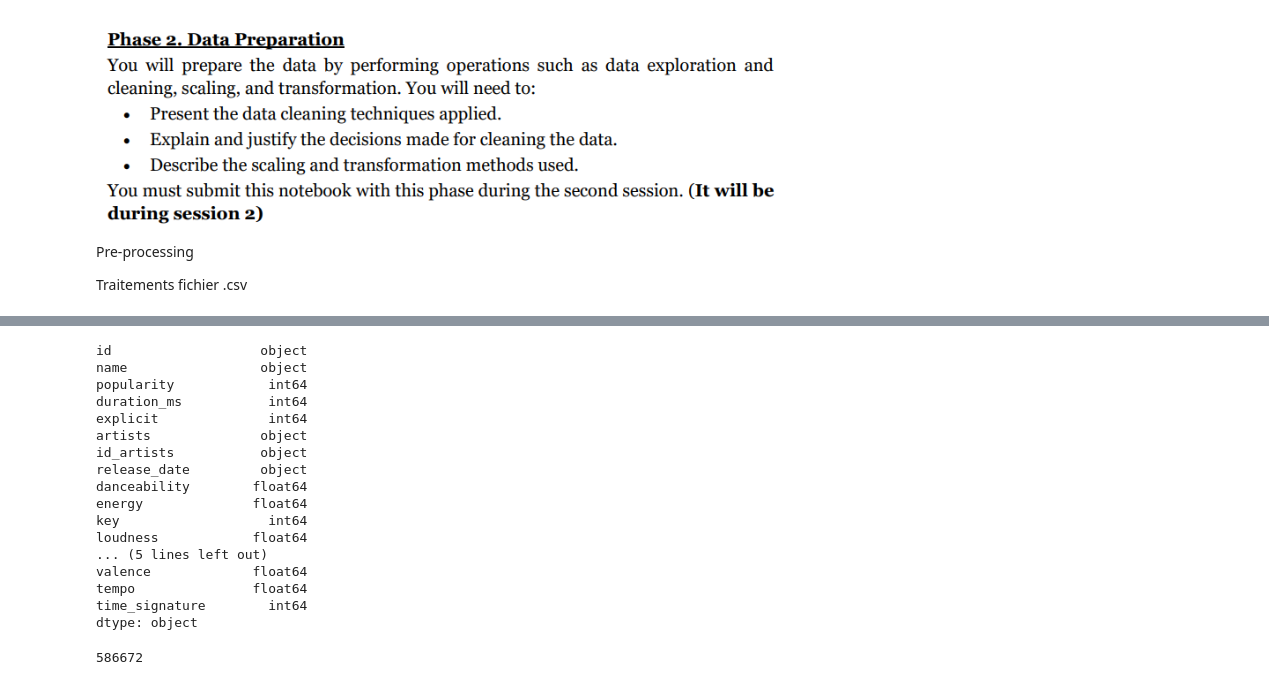
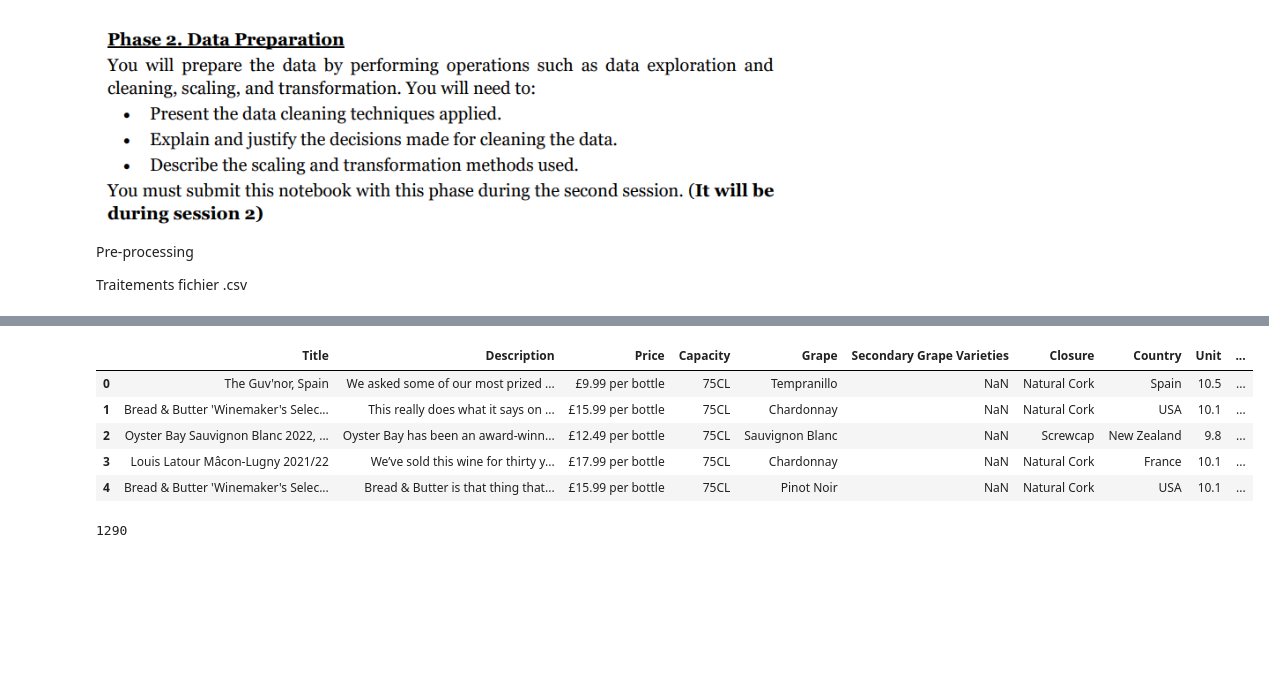
Before and after one commit to pierreLouisClv/Spochify, a Jupyter notebook: Spochify.ipynb, the cells around one changed output, grey strips where cells are left out. Cells and saved outputs as stored; diff of their text form; code cells hidden in the pictures; blank space fills up the shorter version.

```diff
--- a/Spochify.ipynb
+++ b/Spochify.ipynb
@@ -38,24 +16,15 @@ data.head(20)
-# %%
-data.dtypes
-# %% [output]
-id                   object
-name                 object
-popularity            int64
-duration_ms           int64
-explicit              int64
-artists              object
-id_artists           object
-release_date         object
-danceability        float64
-energy              float64
-key                   int64
-loudness            float64
-... (5 lines left out)
-valence             float64
-tempo               float64
-time_signature        int64
-dtype: object
+# %%
+WINE_FILE_PATH = "Data/WineDataset.csv"
+wine_df = pd.read_csv(WINE_FILE_PATH, header=0)
+wine_df.head()
+# %% [output]
+|  | Title | Description | Price | Capacity | Grape | Secondary Grape Varieties | Closure | Country | Unit | ... |
+| 0 | The Guv'nor, Spain | We asked some of our most prized ... | £9.99 per bottle | 75CL | Tempranillo | NaN | Natural Cork | Spain | 10.5 | ... |
+| 1 | Bread & Butter 'Winemaker's Selec... | This really does what it says on ... | £15.99 per bottle | 75CL | Chardonnay | NaN | Natural Cork | USA | 10.1 | ... |
+| 2 | Oyster Bay Sauvignon Blanc 2022, ... | Oyster Bay has been an award-winn... | £12.49 per bottle | 75CL | Sauvignon Blanc | NaN | Screwcap | New Zealand | 9.8 | ... |
+| 3 | Louis Latour Mâcon-Lugny 2021/22 | We’ve sold this wine for thirty y... | £17.99 per bottle | 75CL | Chardonnay | NaN | Natural Cork | France | 10.1 | ... |
+| 4 | Bread & Butter 'Winemaker's Selec... | Bread & Butter is that thing that... | £15.99 per bottle | 75CL | Pinot Noir | NaN | Natural Cork | USA | 10.1 | ... |
 # %%
-len(data)
+len(wine_df)
 # %% [output]
-586672
+1290
```
Also changed, not shown: parts of 23 cells of this notebook.
